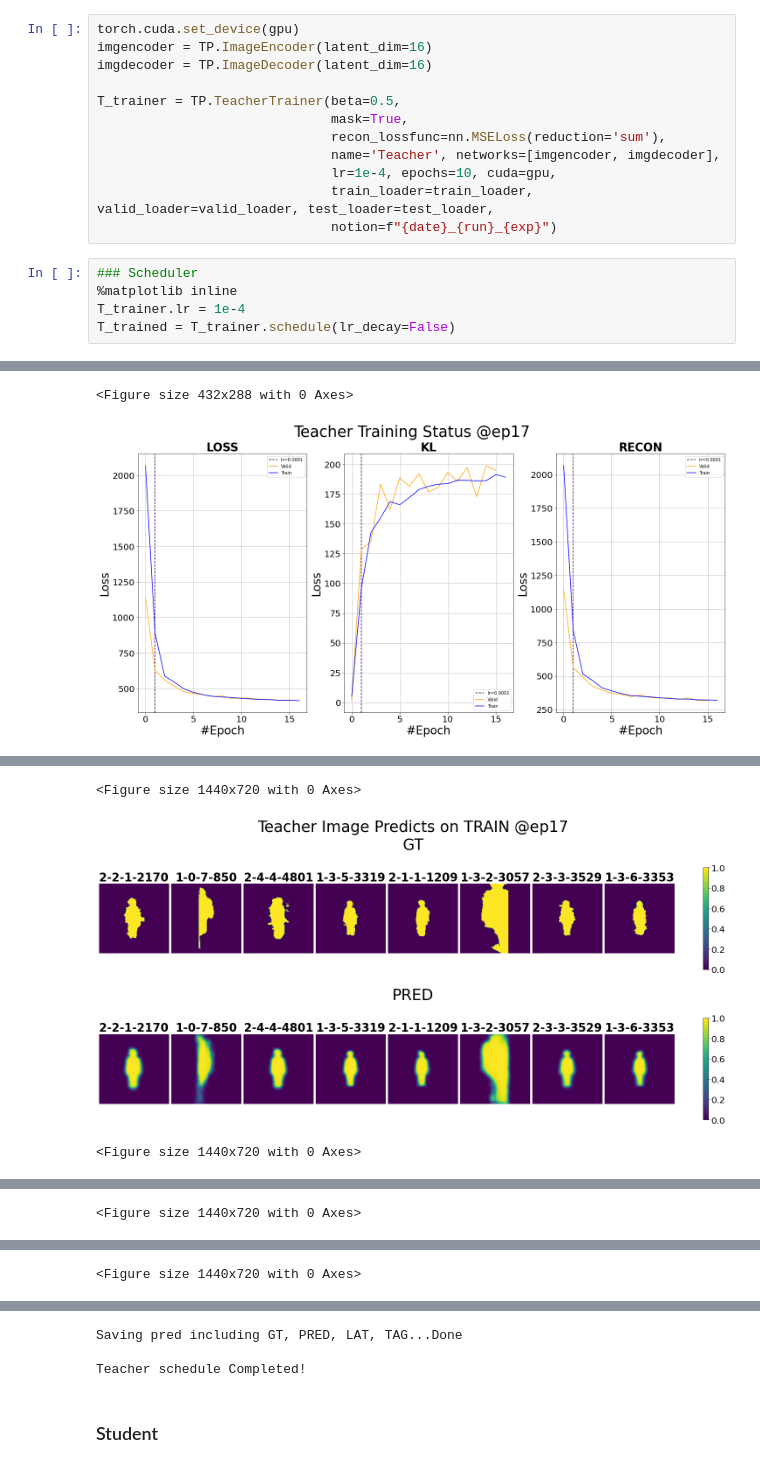
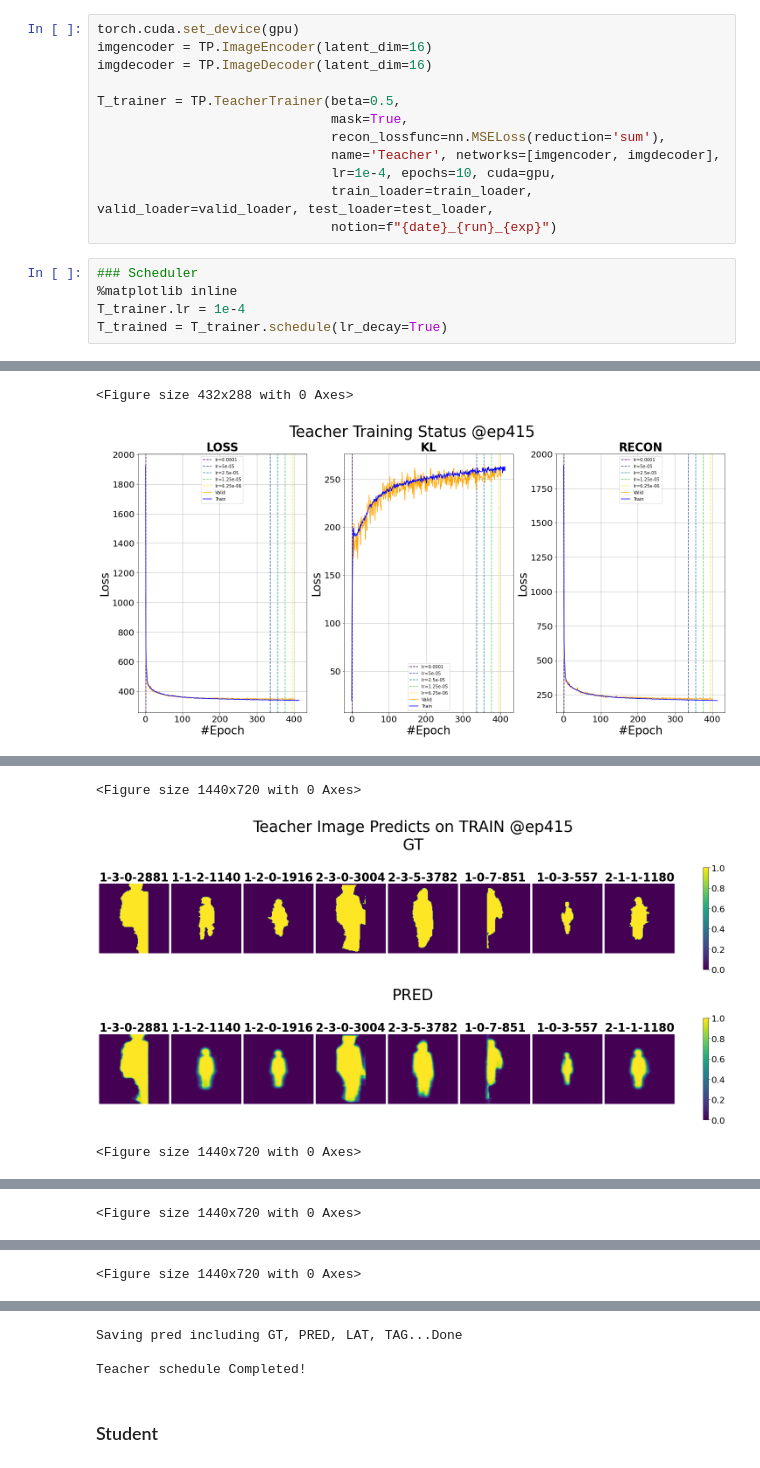
Before and after one commit to MilkywayCocktail/Models, a Jupyter notebook: Script-V08C1.ipynb, the cells around one changed output, grey strips where cells are left out. Drawn from its saved outputs; the diff is of its cells as text.

```diff
--- a/Script-V08C1.ipynb
+++ b/Script-V08C1.ipynb
@@ -72,5 +72,5 @@ T_trainer = TP.TeacherTrainer(beta=0.5,
 ### Scheduler
 %matplotlib inline
 T_trainer.lr = 1e-4
-T_trained = T_trainer.schedule(lr_decay=False)
+T_trained = T_trainer.schedule(lr_decay=True)
 # %% [output]
@@ -94,2 +94,2 @@ Total training time: 280.91241693496704 sec
 <Figure size 432x288 with 0 Axes>
-[figure, old version]
+[figure, new version]
@@ -100,3 +100,3 @@ Total training time: 18.772018909454346 sec
 <Figure size 1440x720 with 0 Axes>
-[figure, old version]
+[figure, new version]
 <Figure size 1440x720 with 0 Axes>
```
Also changed, not shown: parts of 6 cells of this notebook, 8 other files.
